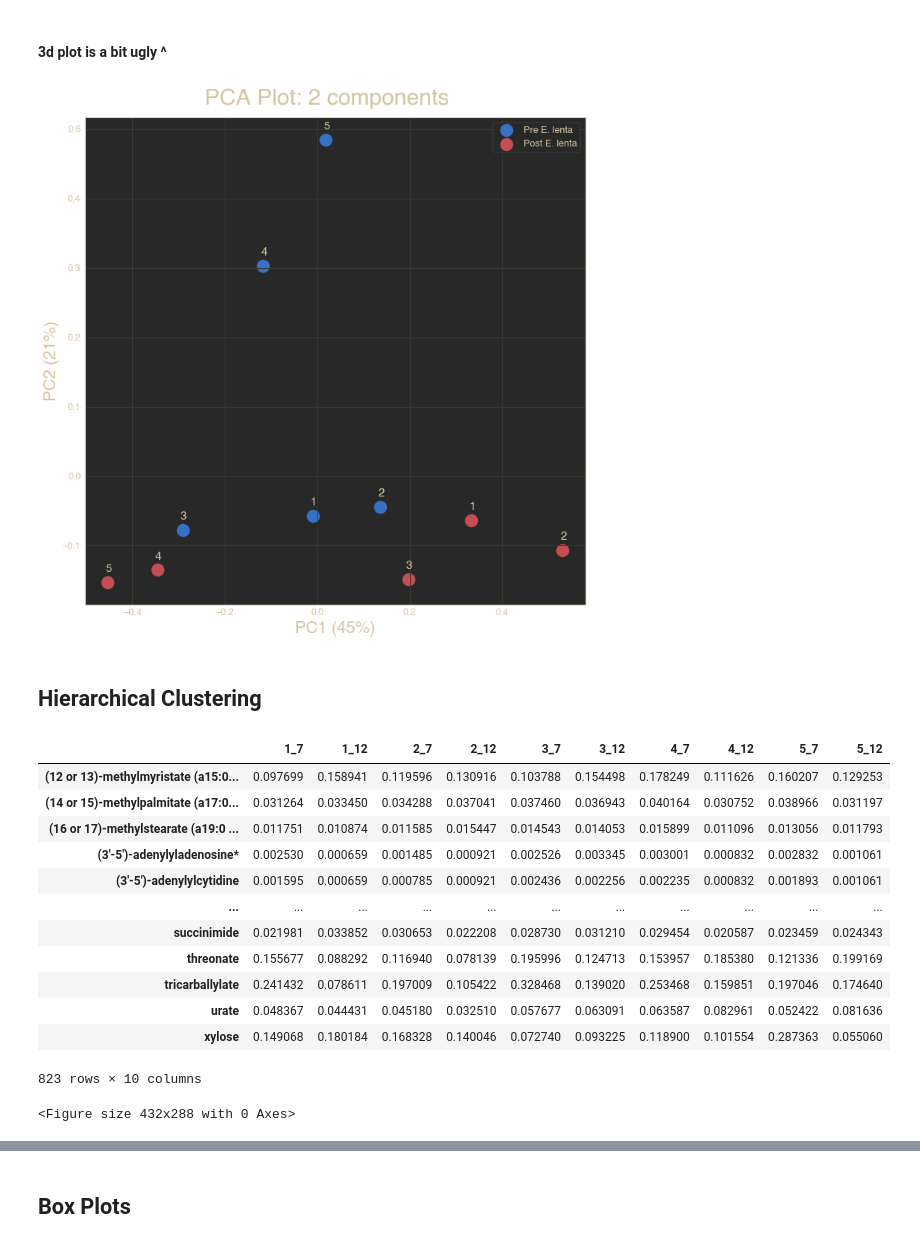
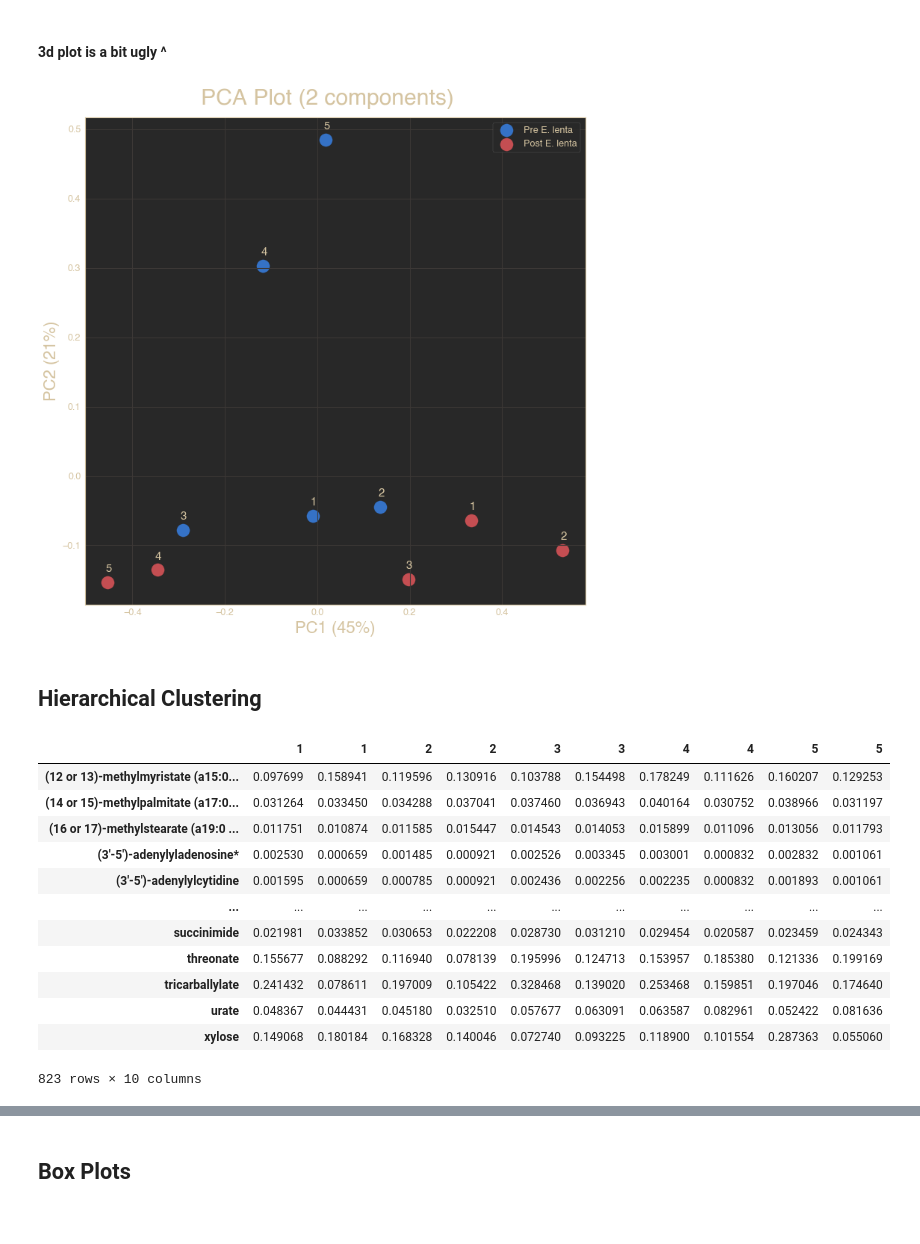
Before and after one commit to danielchang2002/FecalMetabolomics, a Jupyter notebook: notebooks/DataVisualization.ipynb, the cells around one changed output, grey strips where cells are left out. Cells and saved outputs as stored; diff of their text form; code cells hidden in the pictures.

Commit message:
:lipstick: clean up hierachical clustering

```diff
--- a/notebooks/DataVisualization.ipynb
+++ b/notebooks/DataVisualization.ipynb
@@ -91,33 +91,33 @@ ax.title.set_text("PCA plot: 3 components")
 # %%
 fig = plt.figure(figsize=(12,12))
 before = components[(0, 2, 4, 6, 8), :]
 after = components[(1, 3, 5, 7, 9), :]
 plt.scatter(before[:, 0], before[:, 1], c='b', s=300, label='Pre E. lenta')
 plt.scatter(after[:, 0], after[:, 1], c='r', s=300, label='Post E. lenta')
 pca1_ratio, pca2_ratio = pca.explained_variance_ratio_[:2]
 font = {'weight' : 'bold', 'size' : 22}
 plt.xlabel('PC1 ({:.0%})'.format(pca1_ratio), font=font)
 plt.ylabel('PC2 ({:.0%})'.format(pca2_ratio), font=font)
 for i in range(10):
     label = i // 2 + 1
     plt.text(xs[i] - 0.005, zs[i] + 0.015, label, font = {
         'weight' : 'bold',
         'size'   : 15
     })
 plt.legend()
-plt.figtext(.5,.9,'PCA Plot: 2 components',fontsize=30,ha='center')
+plt.figtext(.5,.9,'PCA Plot (2 components)',fontsize=30,ha='center')
 plt.savefig('../output/pca.png')
 # %% [output]
-[figure, old version]
+[figure, new version]
 # %% [markdown]
 ## Hierarchical Clustering
 # %%
 cluster_df = df.iloc[:, 1:-2].T
-cluster_df.rename(mapper=(lambda x : str(x // 2 + 1) + ("_12" if x % 2 == 1 else "_7")), inplace=True, axis=1)
-# cluster_df = cluster_df[cluster_df.columns[::-1]]
+cluster_df.rename(
+    mapper=(lambda x : ((x + 2) // 2)), inplace=True, axis=1)
 cluster_df
 # %% [output]
-|  | 1_7 | 1_12 | 2_7 | 2_12 | 3_7 | 3_12 | 4_7 | 4_12 | 5_7 | 5_12 |
+|  | 1 | 1 | 2 | 2 | 3 | 3 | 4 | 4 | 5 | 5 |
 | (12 or 13)-methylmyristate (a15:0... | 0.097699 | 0.158941 | 0.119596 | 0.130916 | 0.103788 | 0.154498 | 0.178249 | 0.111626 | 0.160207 | 0.129253 |
 | (14 or 15)-methylpalmitate (a17:0... | 0.031264 | 0.033450 | 0.034288 | 0.037041 | 0.037460 | 0.036943 | 0.040164 | 0.030752 | 0.038966 | 0.031197 |
 | (16 or 17)-methylstearate (a19:0 ... | 0.011751 | 0.010874 | 0.011585 | 0.015447 | 0.014543 | 0.014053 | 0.015899 | 0.011096 | 0.013056 | 0.011793 |
@@ -133,12 +133,3 @@ cluster_df
 # %%
 import seaborn as snb
 methods = ['braycurtis', 'canberra', 'chebyshev', 'cityblock', 'correlation', 'cosine', 'dice', 'euclidean', 'hamming', 'jaccard', 'jensenshannon', 'kulsinski', 'mahalanobis', 'matching', 'minkowski', 'rogerstanimoto', 'russellrao', 'seuclidean', 'sokalmichener', 'sokalsneath', 'sqeuclidean', 'yule']
-fig = plt.figure()
-# for method in methods:
-#   if method in ['cosine', 'correlation', 'jensenshannon', 'mahalanobis', 'yule', 'seuclidean']:
-#     continue
-#   print(method)
-#   snb.clustermap(cluster_df, robust=True, cmap="coolwarm", col_colors=5*[(0, 0.49, 0.71, 0.5), (1, 0.65, 0)], metric=method, z_score=1)
-#   plt.show()
-# %% [output]
-<Figure size 432x288 with 0 Axes>
```
Also changed, not shown: parts of 2 cells of this notebook.
